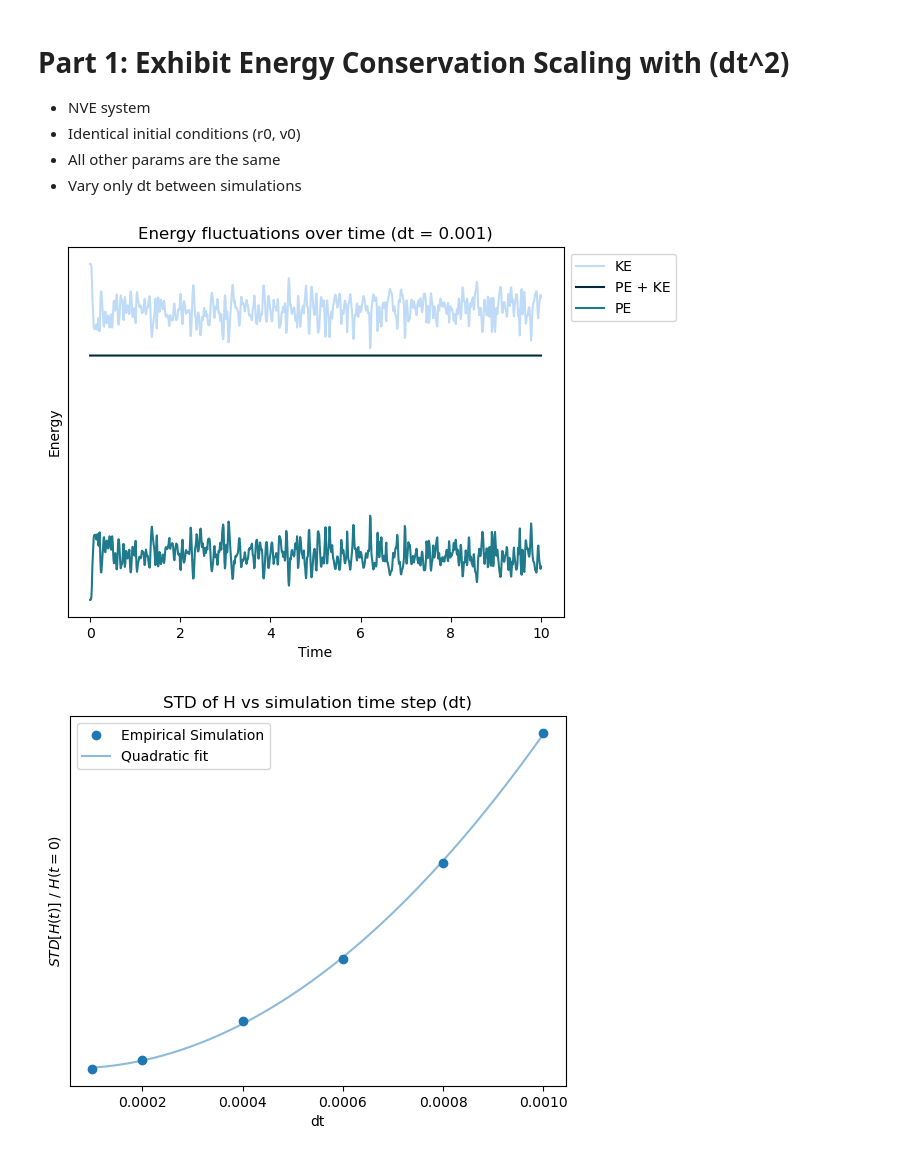
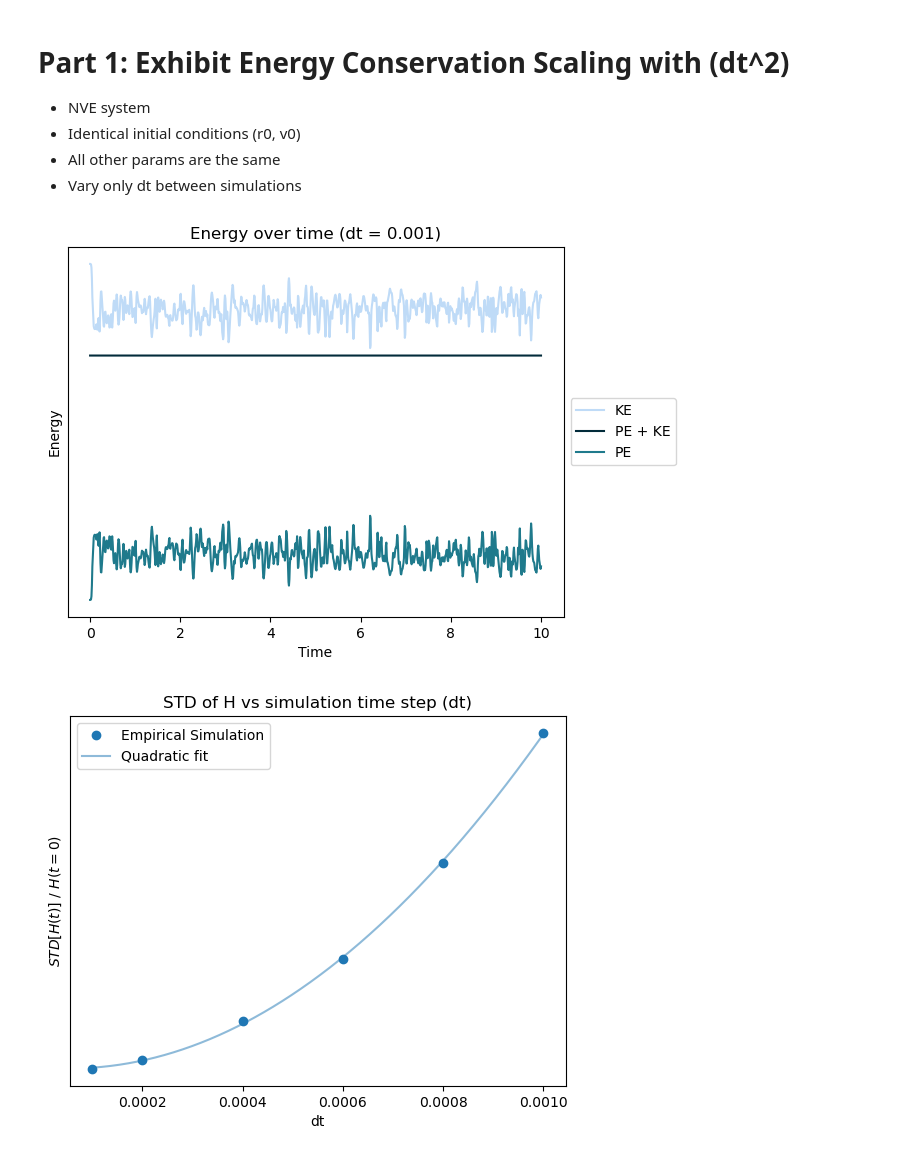
Before and after one commit to pjeong3120/md_engine, a Jupyter notebook: plots.ipynb, the cells around one changed output. Drawn from its saved outputs; the diff is of its cells as text; code cells hidden in the pictures.

```diff
--- a/plots.ipynb
+++ b/plots.ipynb
@@ -11,28 +16,28 @@ from matplotlib import pyplot as plt
 # %%
 colors = ['#022b3a', '#1f7a8c', '#bfdbf7']
 
 job_dir = f'./runs/time_screens/totaltime=10_dt=10e-4'
 
 with open(os.path.join(job_dir, 'data.pkl'), 'rb') as f:
     data = pickle.load(f)
 time = data['time']
 system_energy = data['system_energy']
 system_pe = data['system_pe']
 system_ke = data['system_ke']
 
 plt.plot(time, system_ke, label = 'KE', color = colors[2])
 plt.plot(time, system_energy, label = f'PE + KE', color = colors[0])
 plt.plot(time, system_pe, label = 'PE', color = colors[1])
 
-plt.title('Energy fluctuations over time (dt = 0.001)')
+plt.title('Energy over time (dt = 0.001)')
 plt.xlabel('Time')
 plt.ylabel('Energy')
 plt.yticks([])
-plt.legend(loc='upper left', bbox_to_anchor=(1, 1))
+plt.legend(loc='center left', bbox_to_anchor=(1, 0.5))
 #plt.savefig('./ke_pe.png', bbox_inches='tight')
 plt.show()
 # %% [output]
-[figure, old version]
+[figure, new version]
 # %%
 dH = []
 dt_lst= np.array([0.0001, 0.0002, 0.0004, 0.0006, 0.0008, 0.0010])
```
Also changed, not shown: parts of 8 cells of this notebook.
